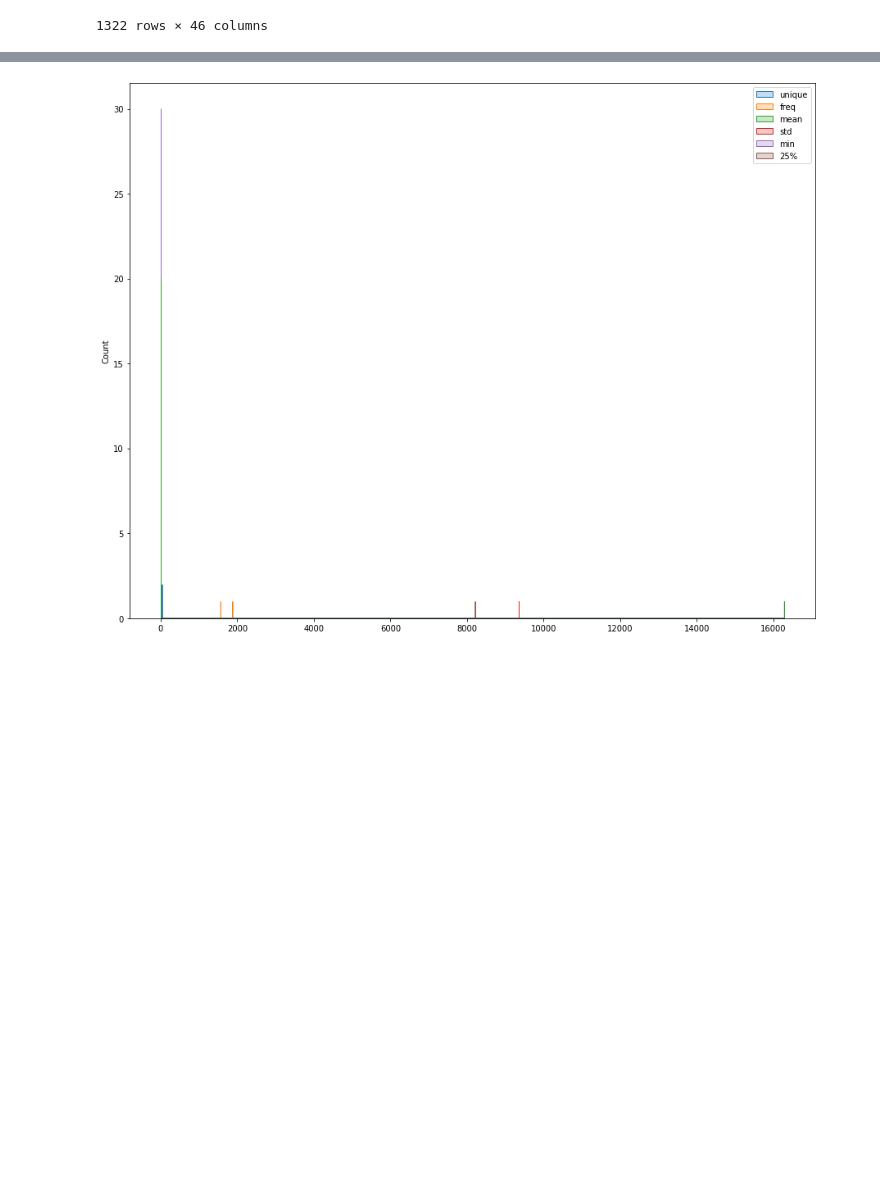
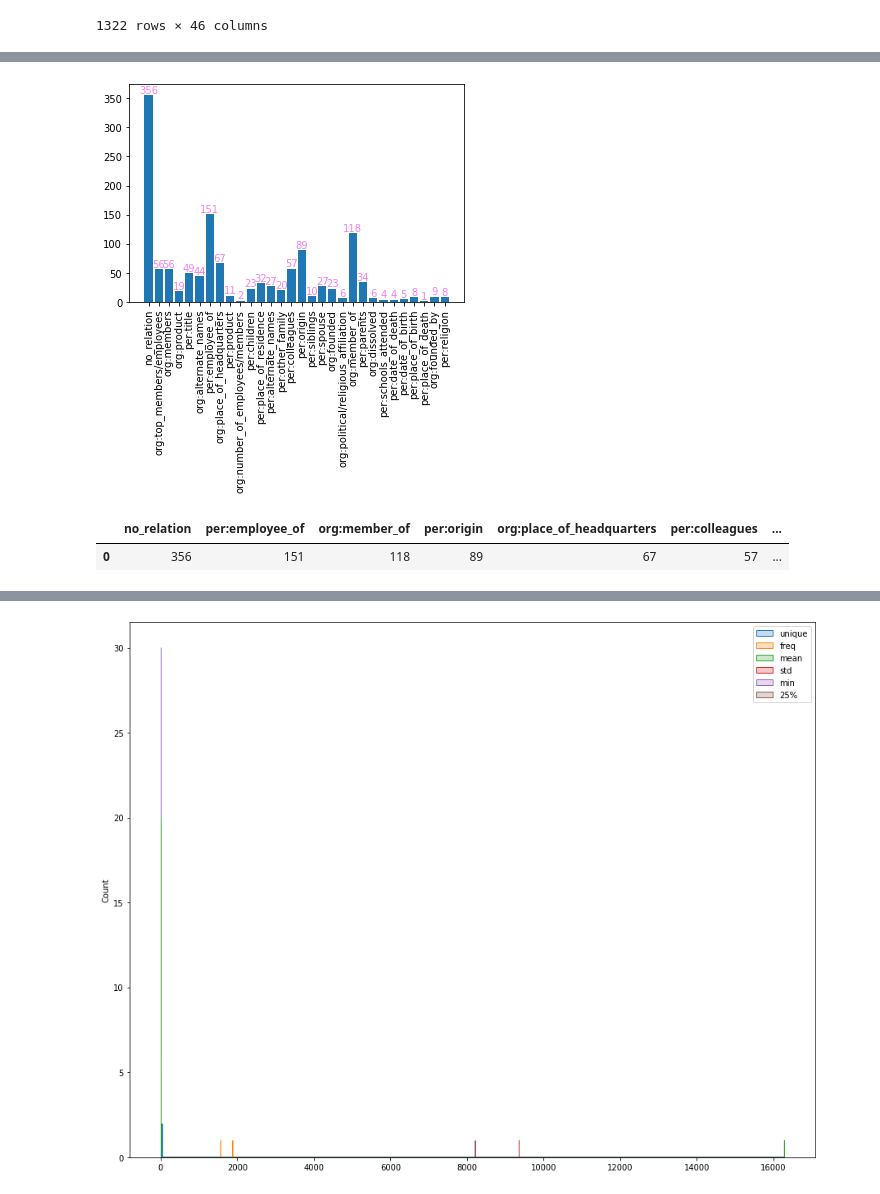
Before and after one commit to boostcampaitech4lv23nlp1/level2_klue_nlp-level2-nlp-07, a Jupyter notebook: notebooks/dev_prob.ipynb, the cells around one changed output, grey strips where cells are left out. Drawn from its saved outputs; the diff is of its cells as text; code cells hidden in the pictures; blank space fills up the shorter version.

Commit message:
feat:dev eda plot update

```diff
--- a/notebooks/dev_prob.ipynb
+++ b/notebooks/dev_prob.ipynb
@@ -371,0 +390,20 @@ tp[tp['gold_label']!=tp['pred_label']][['sentence','subj_word','obj_word','gold_
+# %%
+x = list(dict_label_to_num.keys())
+y = [len(no_match[no_match['pred_label']==d]) for d in x]
+plt.bar(x,y)
+plt.xticks(rotation=90)
+for i, v in enumerate(x):
+    plt.text(str(v), y[i], y[i],                 # 좌표 (x축 = v, y축 = y[0]..y[1], 표시 = y[0]..y[1])
+             fontsize = 10,
+             color='violet',
+             horizontalalignment='center',  # horizontalalignment (left, center, right)
+             verticalalignment='bottom')    # verticalalignment (top, center, bottom)
+plt.show()
+# %% [output]
+[figure, added]
+# %%
+pred_count = pd.DataFrame(y,x).sort_values(by=0,ascending=False).transpose()
+pred_count.iloc[:,:10]
+# %% [output]
+|  | no_relation | per:employee_of | org:member_of | per:origin | org:place_of_headquarters | per:colleagues | ... |
+| 0 | 356 | 151 | 118 | 89 | 67 | 57 | ... |
```
Also changed, not shown: parts of 10 cells of this notebook.
